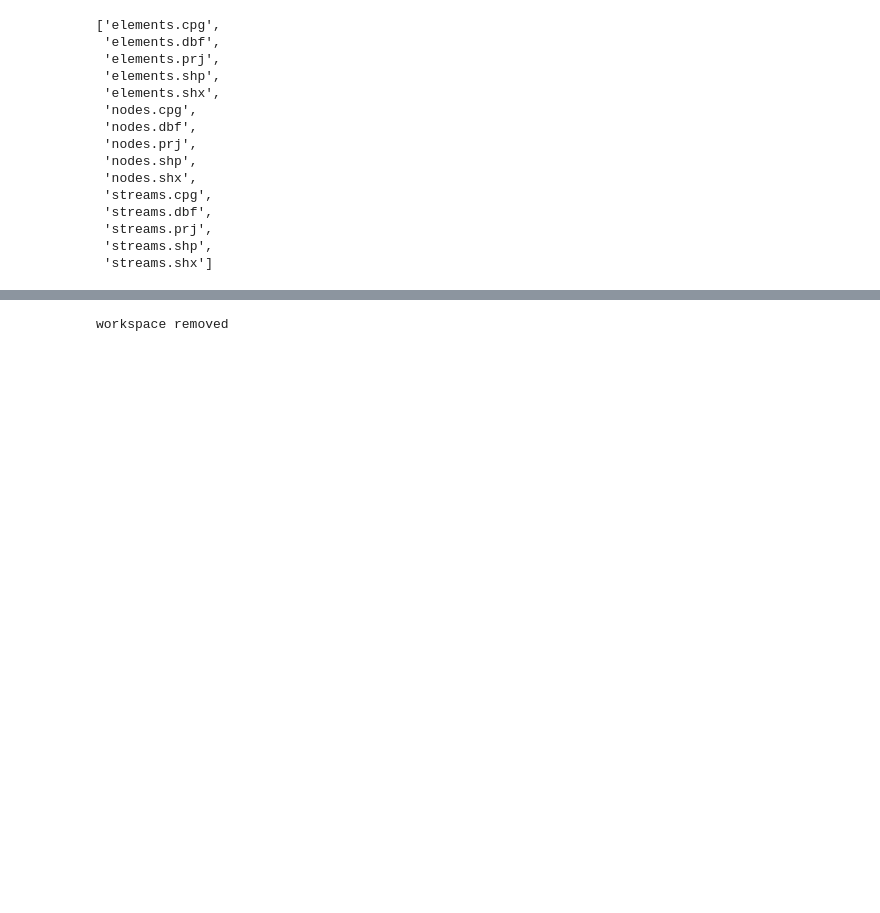
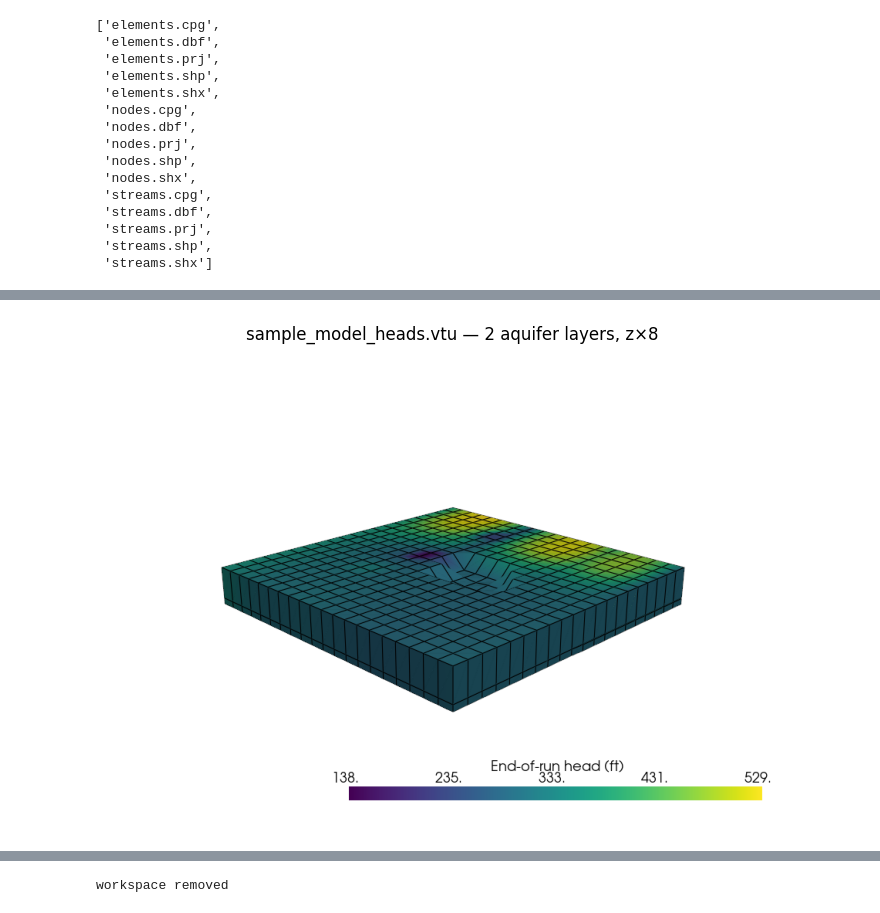
Before and after one commit to SercanC/iwfm-io, a Jupyter notebook: notebooks/12_gis_exports.ipynb, the cells around one changed output, grey strips where cells are left out. Drawn from its saved outputs; the diff is of its cells as text; code cells hidden in the pictures; blank space fills up the shorter version.

```diff
--- a/notebooks/12_gis_exports.ipynb
+++ b/notebooks/12_gis_exports.ipynb
@@ -234,0 +310,22 @@ sorted(p.name for p in shp_dir.iterdir())
+# %%
+try:
+    import pyvista as pv
+
+    grid = pv.read(WORK / "sample_model_heads.vtu")
+    pl = pv.Plotter(off_screen=True, window_size=(900, 620))
+    pl.add_mesh(grid, scalars="head_end", show_edges=True, cmap="viridis",
+                scalar_bar_args={"title": "End-of-run head (ft)"})
+    pl.camera_position = "xz"
+    pl.camera.azimuth = 225
+    pl.camera.elevation = 20
+    img = pl.screenshot(return_img=True)
+
+    plt.figure(figsize=(9, 6.2))
+    plt.imshow(img)
+    plt.axis("off")
+    plt.title("sample_model_heads.vtu — 2 aquifer layers, z×8")
+    plt.show()
+except ImportError:
+    print("pyvista not installed — open the .vtu in ParaView instead")
+# %% [output]
+[figure, added]
```
Also changed, not shown: parts of 10 cells of this notebook, 11 other files.
